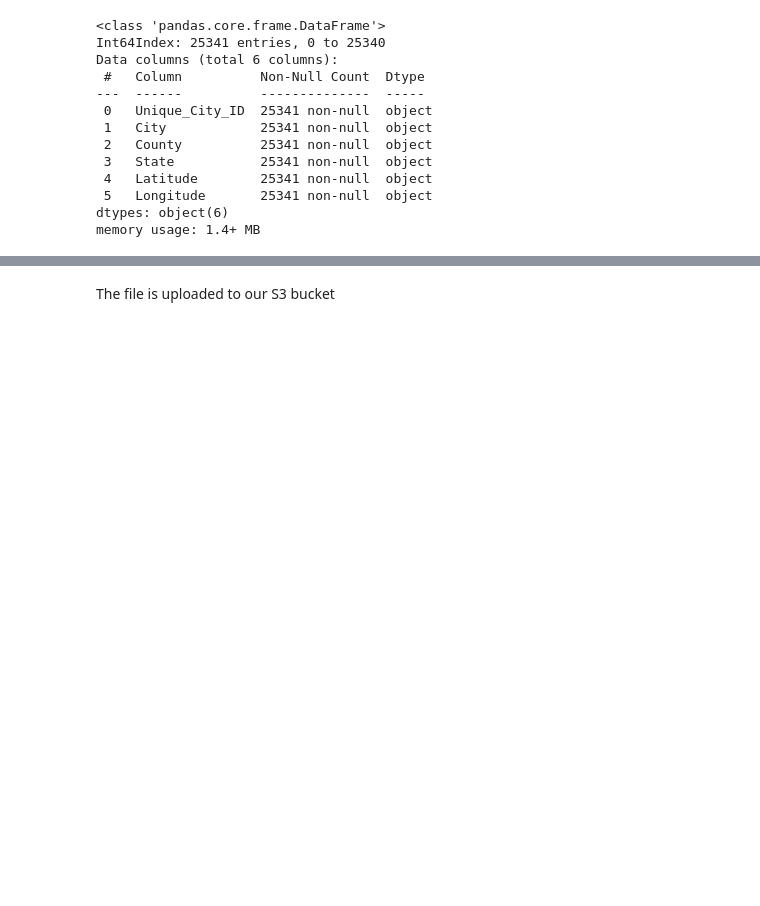
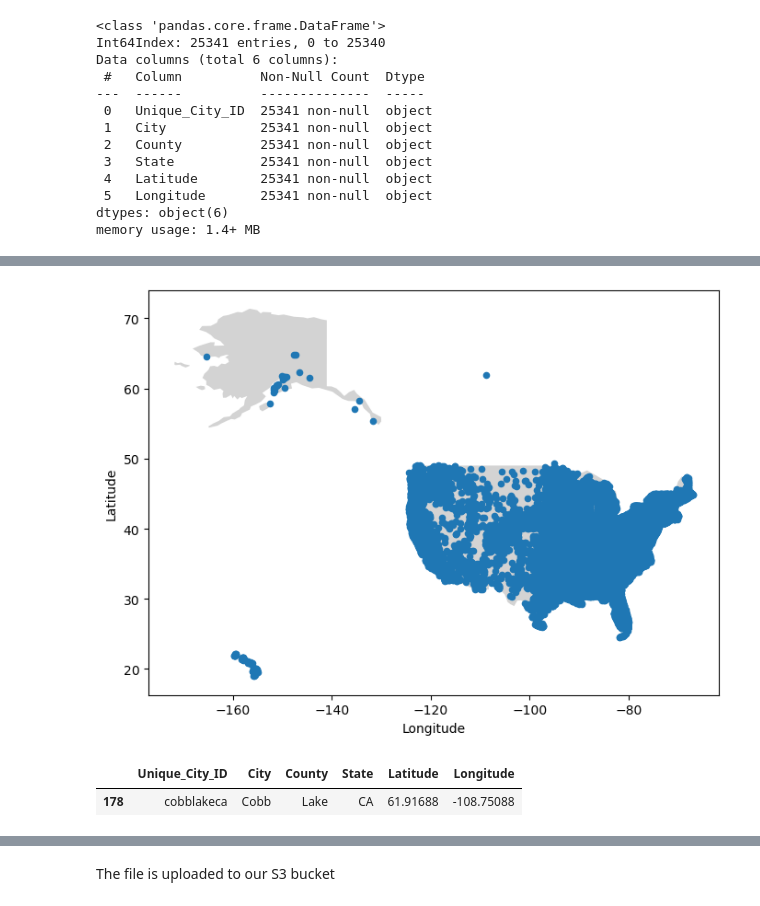
Before and after one commit to julicaro31/GRUPO_07-PF_DS4, a Jupyter notebook: extract_transform/get_coordinates.ipynb, the cells around one changed output, grey strips where cells are left out. Drawn from its saved outputs; the diff is of its cells as text; code cells hidden in the pictures; blank space fills up the shorter version.

```diff
--- a/extract_transform/get_coordinates.ipynb
+++ b/extract_transform/get_coordinates.ipynb
@@ -361,0 +385,3 @@ memory usage: 1.4+ MB
+# %%
+cities_2.at[12515,'Longitude'] = -124.03452
+cities_2.at[12515,'Latitude'] = 46.50019
@@ -361,0 +395,9 @@ memory usage: 1.4+ MB
+# %%
+cities_2.at[460,'Longitude'] = -117.86525
+cities_2.at[460,'Latitude'] = 45.21126
+
+cities_2.at[11897,'Longitude'] = -84.86304
+cities_2.at[11897,'Latitude'] = 39.50930
+
+cities_2.at[20269,'Longitude'] = -84.27022
+cities_2.at[20269,'Latitude'] = 38.22222
@@ -361,0 +409,19 @@ memory usage: 1.4+ MB
+# %%
+cities_2.at[20812,'Longitude'] = -87.58708
+cities_2.at[20812,'Latitude'] = 37.84492
+# %%
+fig, ax = plt.subplots(figsize=(8,6))
+
+countries[countries["name"] == "United States of America"].plot(color="lightgrey",ax=ax)
+
+cities_2.plot(x="Longitude", y="Latitude", kind="scatter",ax=ax)
+plt.xlabel('Longitude')
+plt.ylabel('Latitude')
+plt.show()
+# %% [output]
+[figure, added]
+# %%
+cities_2[(cities_2.Longitude<-100)&(cities_2.Longitude>-120)&(cities_2.Latitude>60)]
+# %% [output]
+|  | Unique_City_ID | City | County | State | Latitude | Longitude |
+| 178 | cobblakeca | Cobb | Lake | CA | 61.91688 | -108.75088 |
```
Also changed, not shown: parts of 10 cells of this notebook, 1 other file.
